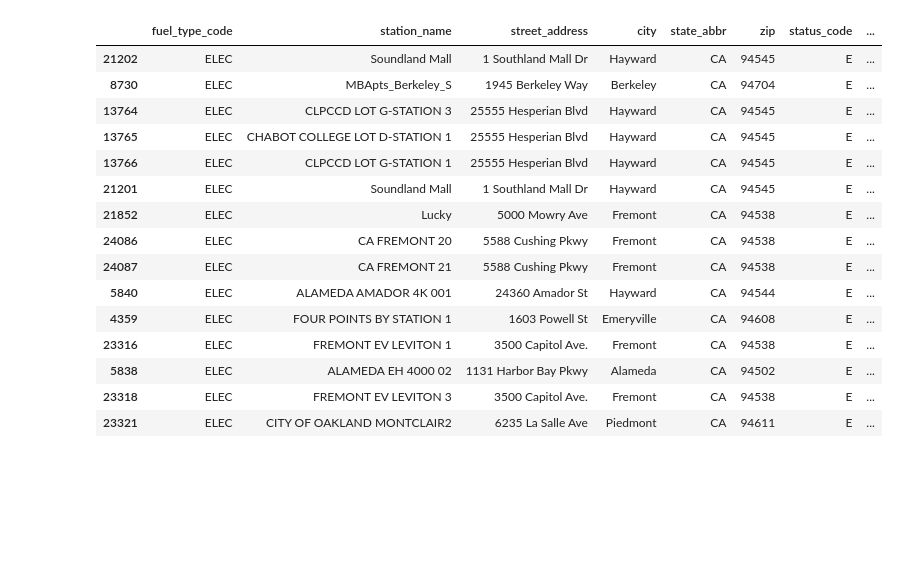
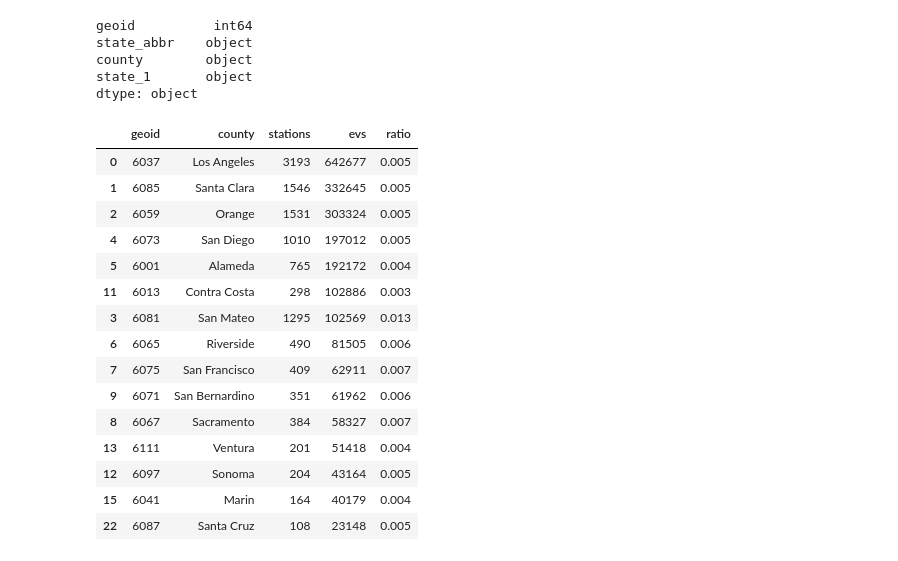
Before and after one commit to Costont/EV-Analysis, a Jupyter notebook: EV_Analysis.ipynb, the cells around one changed output. Drawn from its saved outputs; the diff is of its cells as text; code cells hidden in the pictures; blank space fills up the shorter version.

```diff
--- a/EV_Analysis.ipynb
+++ b/EV_Analysis.ipynb
@@ -23,7 +26,11 @@ from config import g_key
 gmaps.configure(api_key=g_key)
 # %%
 # Files to load
-stations_load = "Data/stations_county_count.csv"
-evs_load = "Data/county_counts.csv"
+stations_load = "Data/ca_stations_count.csv"
+evs_load = "Data/ca_ev_county_counts.csv"
 evs_stations_load = "Data/ca_ev_stations.csv"
+ca_geoids_load = "Data/ca_geoids.csv"
+ratio_load = "Data/ca_ev_stations_ratio.csv"
+evs_yr_load = "Data/ca_ev_year_counts.csv"
+stations_yr_load = "Data/ca_stations_yr_count.csv"
 # %%
@@ -94,23 +125,30 @@ plt.show()
+# %%
+print(ca_geoids_df.dtypes)
+# %% [output]
+geoid          int64
+state_abbr    object
+county        object
+state_1       object
+dtype: object
 # %%
-# Read the city data file and store it in a pandas DataFrame.
-clean_hotel_df.to_csv(evs_stations_df, index_label="geoid")
-evs_stations_df = pd.read_csv(evs_stations_load)
-evs_stations_df.sort_values(by=['county'], inplace=True, ascending=True)
-evs_stations_df.head(15)
+# Read the Charging Station to Electric Vehicle Ratio data file and store it in a pandas DataFrame.
+ratio_df = pd.read_csv(ratio_load)
+ratio_df.sort_values(by=['evs'], inplace=True, ascending=False)
+ratio_df.head(15)
 # %% [output]
-|  | fuel_type_code | station_name | street_address | city | state_abbr | zip | status_code | ... |
-| 21202 | ELEC | Soundland Mall | 1 Southland Mall Dr | Hayward | CA | 94545 | E | ... |
-| 8730 | ELEC | MBApts_Berkeley_S | 1945 Berkeley Way | Berkeley | CA | 94704 | E | ... |
-| 13764 | ELEC | CLPCCD LOT G-STATION 3 | 25555 Hesperian Blvd | Hayward | CA | 94545 | E | ... |
-| 13765 | ELEC | CHABOT COLLEGE LOT D-STATION 1 | 25555 Hesperian Blvd | Hayward | CA | 94545 | E | ... |
-| 13766 | ELEC | CLPCCD LOT G-STATION 1 | 25555 Hesperian Blvd | Hayward | CA | 94545 | E | ... |
-| 21201 | ELEC | Soundland Mall | 1 Southland Mall Dr | Hayward | CA | 94545 | E | ... |
-| 21852 | ELEC | Lucky | 5000 Mowry Ave | Fremont | CA | 94538 | E | ... |
-| 24086 | ELEC | CA FREMONT 20 | 5588 Cushing Pkwy | Fremont | CA | 94538 | E | ... |
-| 24087 | ELEC | CA FREMONT 21 | 5588 Cushing Pkwy | Fremont | CA | 94538 | E | ... |
-| 5840 | ELEC | ALAMEDA AMADOR 4K 001 | 24360 Amador St | Hayward | CA | 94544 | E | ... |
-| 4359 | ELEC | FOUR POINTS BY STATION 1 | 1603 Powell St | Emeryville | CA | 94608 | E | ... |
-| 23316 | ELEC | FREMONT EV LEVITON 1 | 3500 Capitol Ave. | Fremont | CA | 94538 | E | ... |
-| 5838 | ELEC | ALAMEDA EH 4000 02 | 1131 Harbor Bay Pkwy | Alameda | CA | 94502 | E | ... |
-| 23318 | ELEC | FREMONT EV LEVITON 3 | 3500 Capitol Ave. | Fremont | CA | 94538 | E | ... |
-| 23321 | ELEC | CITY OF OAKLAND MONTCLAIR2 | 6235 La Salle Ave | Piedmont | CA | 94611 | E | ... |
+|  | geoid | county | stations | evs | ratio |
+| 0 | 6037 | Los Angeles | 3193 | 642677 | 0.005 |
+| 1 | 6085 | Santa Clara | 1546 | 332645 | 0.005 |
+| 2 | 6059 | Orange | 1531 | 303324 | 0.005 |
+| 4 | 6073 | San Diego | 1010 | 197012 | 0.005 |
+| 5 | 6001 | Alameda | 765 | 192172 | 0.004 |
+| 11 | 6013 | Contra Costa | 298 | 102886 | 0.003 |
+| 3 | 6081 | San Mateo | 1295 | 102569 | 0.013 |
+| 6 | 6065 | Riverside | 490 | 81505 | 0.006 |
+| 7 | 6075 | San Francisco | 409 | 62911 | 0.007 |
+| 9 | 6071 | San Bernardino | 351 | 61962 | 0.006 |
+| 8 | 6067 | Sacramento | 384 | 58327 | 0.007 |
+| 13 | 6111 | Ventura | 201 | 51418 | 0.004 |
+| 12 | 6097 | Sonoma | 204 | 43164 | 0.005 |
+| 15 | 6041 | Marin | 164 | 40179 | 0.004 |
+| 22 | 6087 | Santa Cruz | 108 | 23148 | 0.005 |
```
Also changed, not shown: parts of 21 cells of this notebook.
